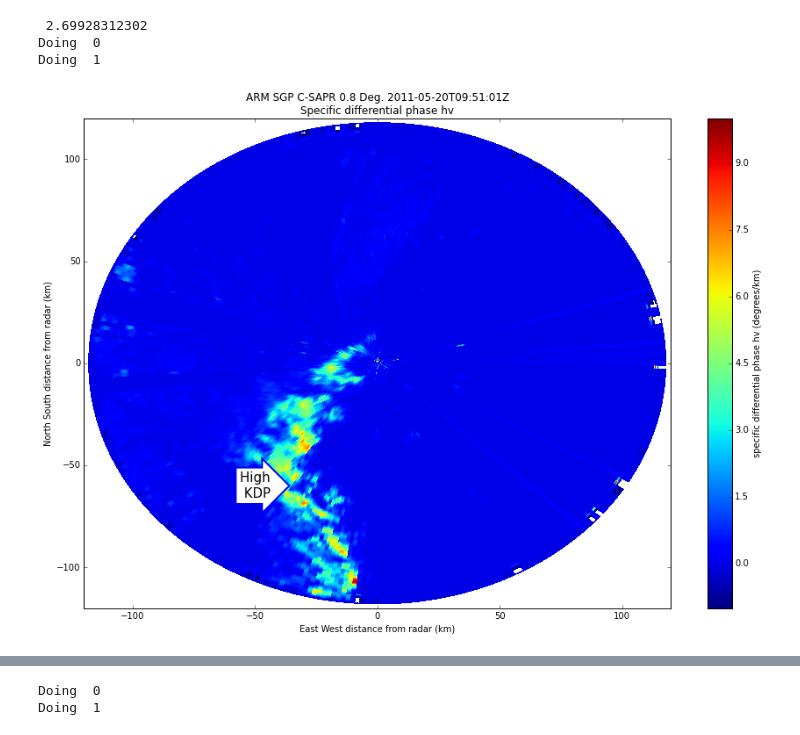
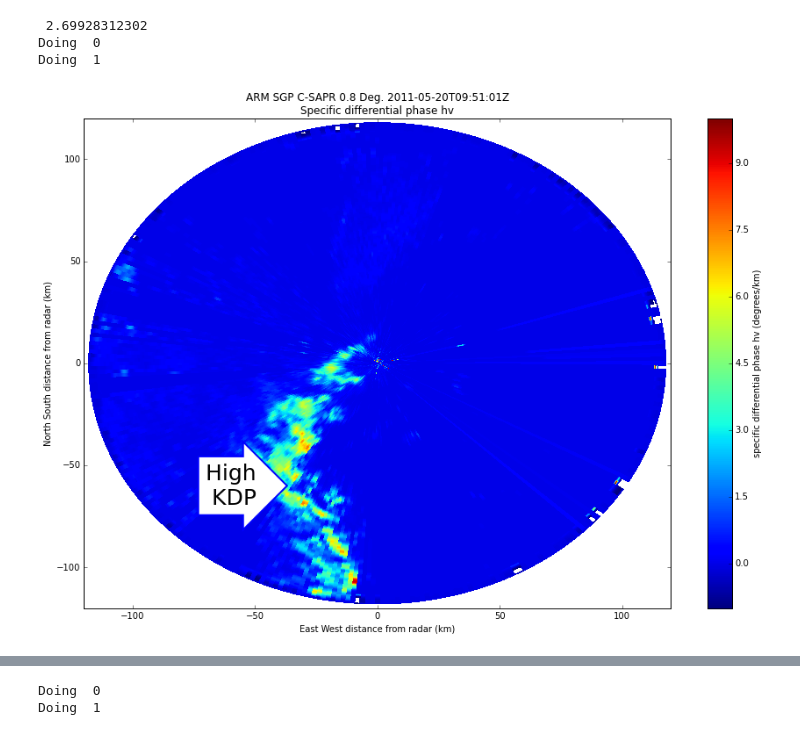
Before and after one commit to scollis/AGU_2014_poster, a Jupyter notebook: Poster Part 0 rainfall retrieval.ipynb, the cells around one changed output, grey strips where cells are left out. Cells and saved outputs as stored; diff of their text form; code cells hidden in the pictures.

```diff
--- a/Poster Part 0 rainfall retrieval.ipynb
+++ b/Poster Part 0 rainfall retrieval.ipynb
@@ -81,14 +81,14 @@ radar.fields.update({'recalculated_diff_phase': sob_kdp,
 # %%
 fig = plt.figure(figsize = [15,10])
 display.plot_ppi('recalculated_diff_phase', vmin = -1, vmax =10)
 display.set_limits(xlim = [-120, 120], ylim = [-120, 120])
-t = plt.gca().text(-50, -60, "High \n KDP", ha="center", va="center", rotation=0,
-            size=15,
+t = plt.gca().text(-60, -60, "High \n KDP", ha="center", va="center", rotation=0,
+            size=25,
             bbox=bbox_props)
 
 plt.savefig('figures/kdp.png', bbox_inches='tight')
 # %% [output]
-[figure, old version]
+[figure, new version]
 # %%
 display = pyart.graph.RadarDisplay(radar)
 fig = plt.figure(figsize = [15,10])
```
Also changed, not shown: parts of 4 cells of this notebook, 4 other files.
